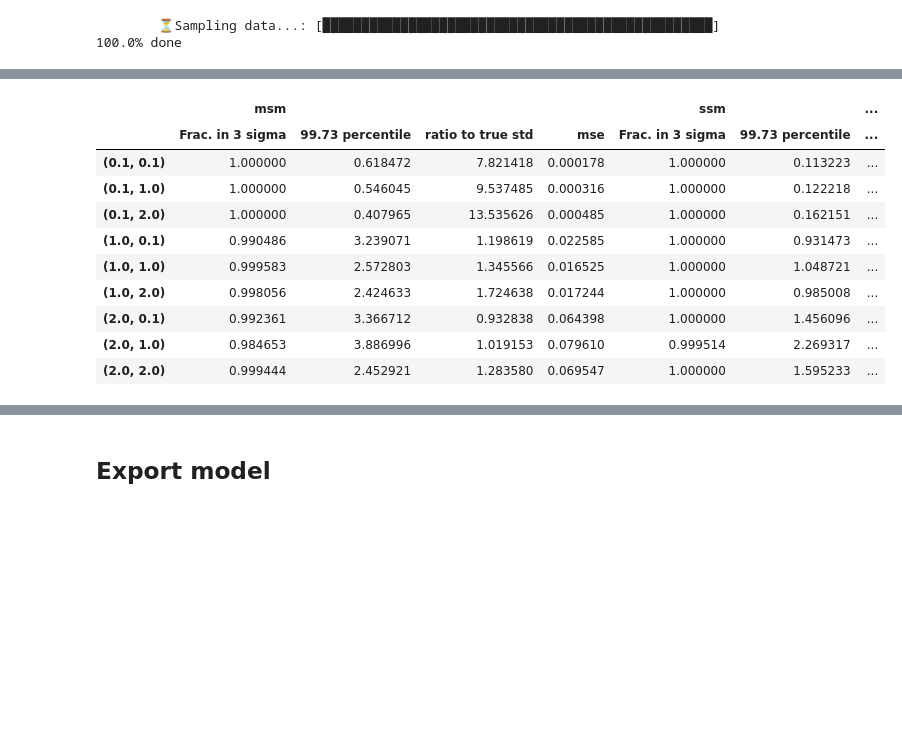
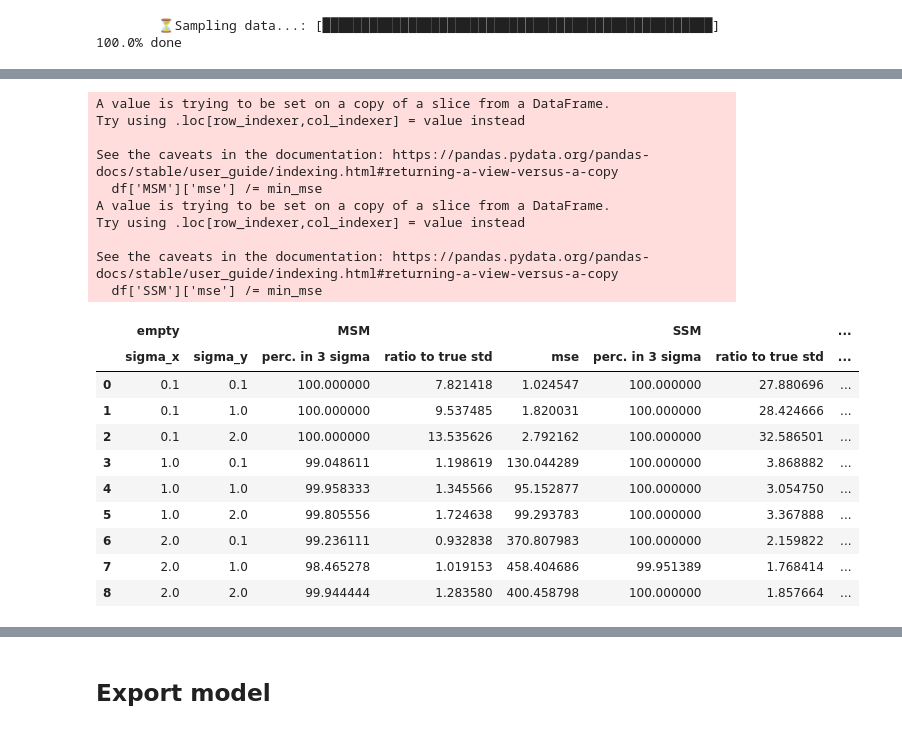
Before and after one commit to 4flixt/2023_Stochastic_MSM, a Jupyter notebook: results/sid_meta_building.ipynb, the cells around one changed output, grey strips where cells are left out. Drawn from its saved outputs; the diff is of its cells as text; code cells hidden in the pictures; blank space fills up the shorter version.

```diff
--- a/results/sid_meta_building.ipynb
+++ b/results/sid_meta_building.ipynb
@@ -258,14 +253,14 @@ def get_stats(Y_true, y_pred, y_pred_std, true_std):
 # %%
 results_post_proc = {
+    'sigma_x': [],
+    'sigma_y': [],
     'msm': {
-        'Frac. in 3 sigma': [],
-        '99.73 percentile': [],
+        'perc. in 3 sigma': [],
         'ratio to true std': [],
         'mse': [],
     },
     'ssm': {
-        'Frac. in 3 sigma': [],
-        '99.73 percentile': [],
+        'perc. in 3 sigma': [],
         'ratio to true std': [],
         'mse': [],
     },
@@ -278,11 +273,17 @@ for i, (test_data_i, results_i) in enumerate(zip(test_data, results)):
     stats_msm = get_stats(Y_pred, results_i['y_msm_pred'], results_i['y_msm_pred_std'], true_std)
     stats_ssm = get_stats(Y_pred, results_i['y_ssm_pred'], results_i['y_ssm_pred_std'], true_std)
 
-    results_post_proc['msm']['Frac. in 3 sigma'].append(stats_msm[0])
-    results_post_proc['msm']['99.73 percentile'].append(stats_msm[1])
-    results_post_proc['msm']['mse'].append(stats_msm[2])
-    results_post_proc['msm']['ratio to true std'].append(stats_msm[3])
-    results_post_proc['ssm']['Frac. in 3 sigma'].append(stats_ssm[0])
-    results_post_proc['ssm']['99.73 percentile'].append(stats_ssm[1])
-    results_post_proc['ssm']['mse'].append(stats_ssm[2])
-    results_post_proc['ssm']['ratio to true std'].append(stats_ssm[3])
+    results_post_proc['msm']['perc. in 3 sigma'].append(stats_msm[0])
+    results_post_proc['msm']['mse'].append(stats_msm[1])
+    results_post_proc['msm']['ratio to true std'].append(stats_msm[2])
+    results_post_proc['ssm']['perc. in 3 sigma'].append(stats_ssm[0])
+    results_post_proc['ssm']['mse'].append(stats_ssm[1])
+    results_post_proc['ssm']['ratio to true std'].append(stats_ssm[2])
+
+    results_post_proc['sigma_x'].append(investigations[i][0])
+    results_post_proc['sigma_y'].append(investigations[i][1])
+
+# Normalize mse with smallest value
+min_mse = np.min(np.concatenate([results_post_proc['msm']['mse'], results_post_proc['ssm']['mse']]))
+
+print(min_mse)
@@ -289,19 +292,36 @@ for i, (test_data_i, results_i) in enumerate(zip(test_data, results)):
 # %%
-d1 = pd.DataFrame(results_post_proc['msm'], index=investigations)
-d2 = pd.DataFrame(results_post_proc['ssm'], index=investigations)
+d1 = pd.DataFrame(results_post_proc['msm'])
+d2 = pd.DataFrame(results_post_proc['ssm'])
 
-df = pd.concat([d1,d2], keys=['msm', 'ssm'], axis=1)
+df_case = pd.DataFrame({'sigma_x': results_post_proc['sigma_x'], 'sigma_y': results_post_proc['sigma_y']})
+
+
+df = pd.concat([df_case, d1,d2], keys=['empty', 'MSM', 'SSM'],axis=1)
+
+df['MSM']['mse'] /= min_mse
+df['SSM']['mse'] /= min_mse
+
 
 df
 # %% [output]
+A value is trying to be set on a copy of a slice from a DataFrame.
+Try using .loc[row_indexer,col_indexer] = value instead
+
+See the caveats in the documentation: https://pandas.pydata.org/pandas-docs/stable/user_guide/indexing.html#returning-a-view-versus-a-copy
+  df['MSM']['mse'] /= min_mse
+A value is trying to be set on a copy of a slice from a DataFrame.
+Try using .loc[row_indexer,col_indexer] = value instead
+
+See the caveats in the documentation: https://pandas.pydata.org/pandas-docs/stable/user_guide/indexing.html#returning-a-view-versus-a-copy
+  df['SSM']['mse'] /= min_mse
-|  | msm |  |  |  | ssm |  | ... |
-|  | Frac. in 3 sigma | 99.73 percentile | ratio to true std | mse | Frac. in 3 sigma | 99.73 percentile | ... |
-| (0.1, 0.1) | 1.000000 | 0.618472 | 7.821418 | 0.000178 | 1.000000 | 0.113223 | ... |
-| (0.1, 1.0) | 1.000000 | 0.546045 | 9.537485 | 0.000316 | 1.000000 | 0.122218 | ... |
-| (0.1, 2.0) | 1.000000 | 0.407965 | 13.535626 | 0.000485 | 1.000000 | 0.162151 | ... |
-| (1.0, 0.1) | 0.990486 | 3.239071 | 1.198619 | 0.022585 | 1.000000 | 0.931473 | ... |
-| (1.0, 1.0) | 0.999583 | 2.572803 | 1.345566 | 0.016525 | 1.000000 | 1.048721 | ... |
-| (1.0, 2.0) | 0.998056 | 2.424633 | 1.724638 | 0.017244 | 1.000000 | 0.985008 | ... |
-| (2.0, 0.1) | 0.992361 | 3.366712 | 0.932838 | 0.064398 | 1.000000 | 1.456096 | ... |
-| (2.0, 1.0) | 0.984653 | 3.886996 | 1.019153 | 0.079610 | 0.999514 | 2.269317 | ... |
-| (2.0, 2.0) | 0.999444 | 2.452921 | 1.283580 | 0.069547 | 1.000000 | 1.595233 | ... |
+|  | empty |  | MSM |  |  | SSM |  | ... |
+|  | sigma_x | sigma_y | perc. in 3 sigma | ratio to true std | mse | perc. in 3 sigma | ratio to true std | ... |
+| 0 | 0.1 | 0.1 | 100.000000 | 7.821418 | 1.024547 | 100.000000 | 27.880696 | ... |
+| 1 | 0.1 | 1.0 | 100.000000 | 9.537485 | 1.820031 | 100.000000 | 28.424666 | ... |
+| 2 | 0.1 | 2.0 | 100.000000 | 13.535626 | 2.792162 | 100.000000 | 32.586501 | ... |
+| 3 | 1.0 | 0.1 | 99.048611 | 1.198619 | 130.044289 | 100.000000 | 3.868882 | ... |
+| 4 | 1.0 | 1.0 | 99.958333 | 1.345566 | 95.152877 | 100.000000 | 3.054750 | ... |
+| 5 | 1.0 | 2.0 | 99.805556 | 1.724638 | 99.293783 | 100.000000 | 3.367888 | ... |
+| 6 | 2.0 | 0.1 | 99.236111 | 0.932838 | 370.807983 | 100.000000 | 2.159822 | ... |
+| 7 | 2.0 | 1.0 | 98.465278 | 1.019153 | 458.404686 | 99.951389 | 1.768414 | ... |
+| 8 | 2.0 | 2.0 | 99.944444 | 1.283580 | 400.458798 | 100.000000 | 1.857664 | ... |
```
Also changed, not shown: parts of 12 cells of this notebook.
